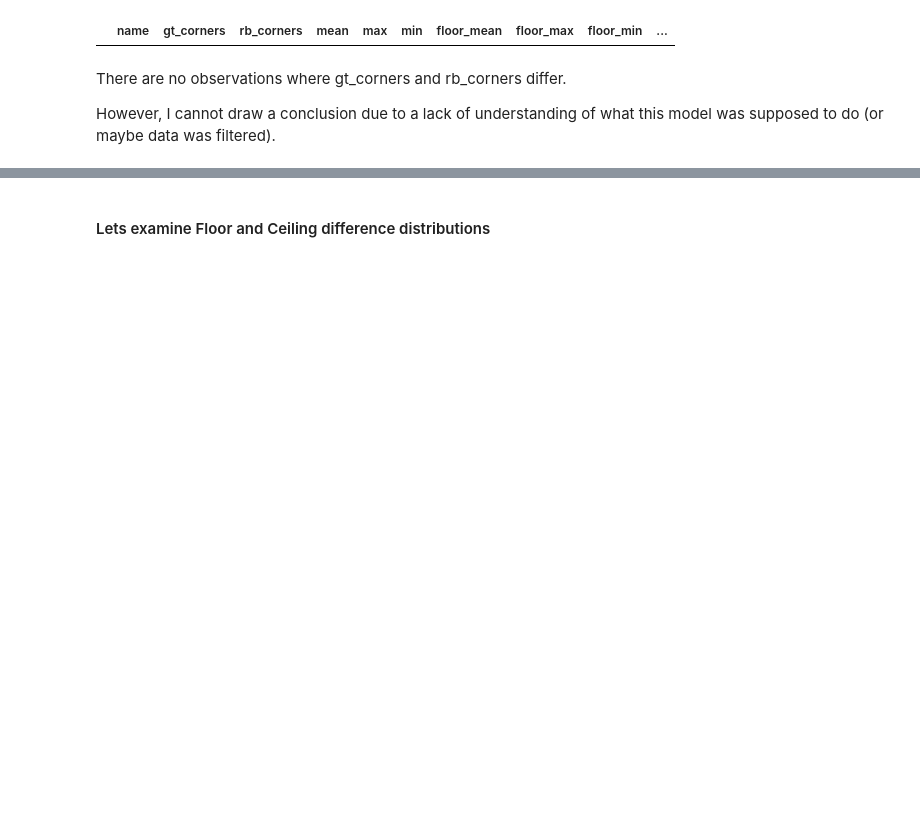
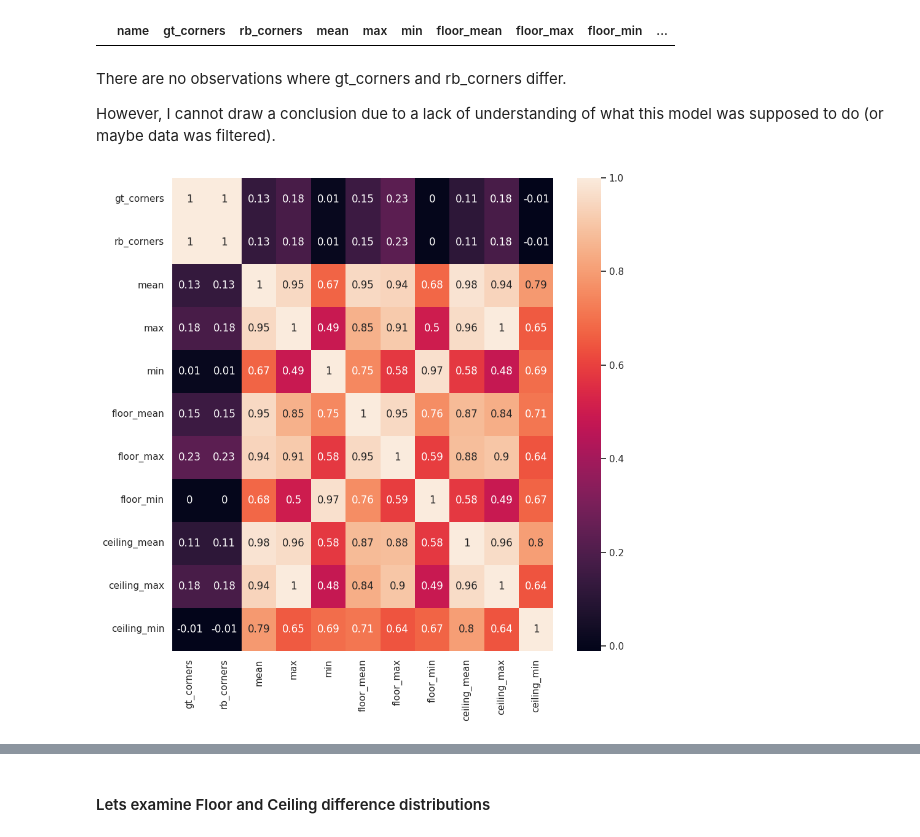
Before and after one commit to angr1it/Docusketch-test, a Jupyter notebook: Notebook.ipynb, the cells around one changed output, grey strips where cells are left out. Saved outputs shown, nothing was run; the diff lists cells and outputs as text; code cells hidden in the pictures; blank space fills up the shorter version.

```diff
--- a/Notebook.ipynb
+++ b/Notebook.ipynb
@@ -28,3 +30,7 @@ df[df.gt_corners != df.rb_corners]
 There are no observations where gt_corners and rb_corners differ.
 
 However, I cannot draw a conclusion due to a lack of understanding of what this model was supposed to do (or maybe data was filtered).
+# %%
+provider.get_heatmap();
+# %% [output]
+[figure, added]
```
Also changed, not shown: parts of 12 cells of this notebook, 3 other files.
